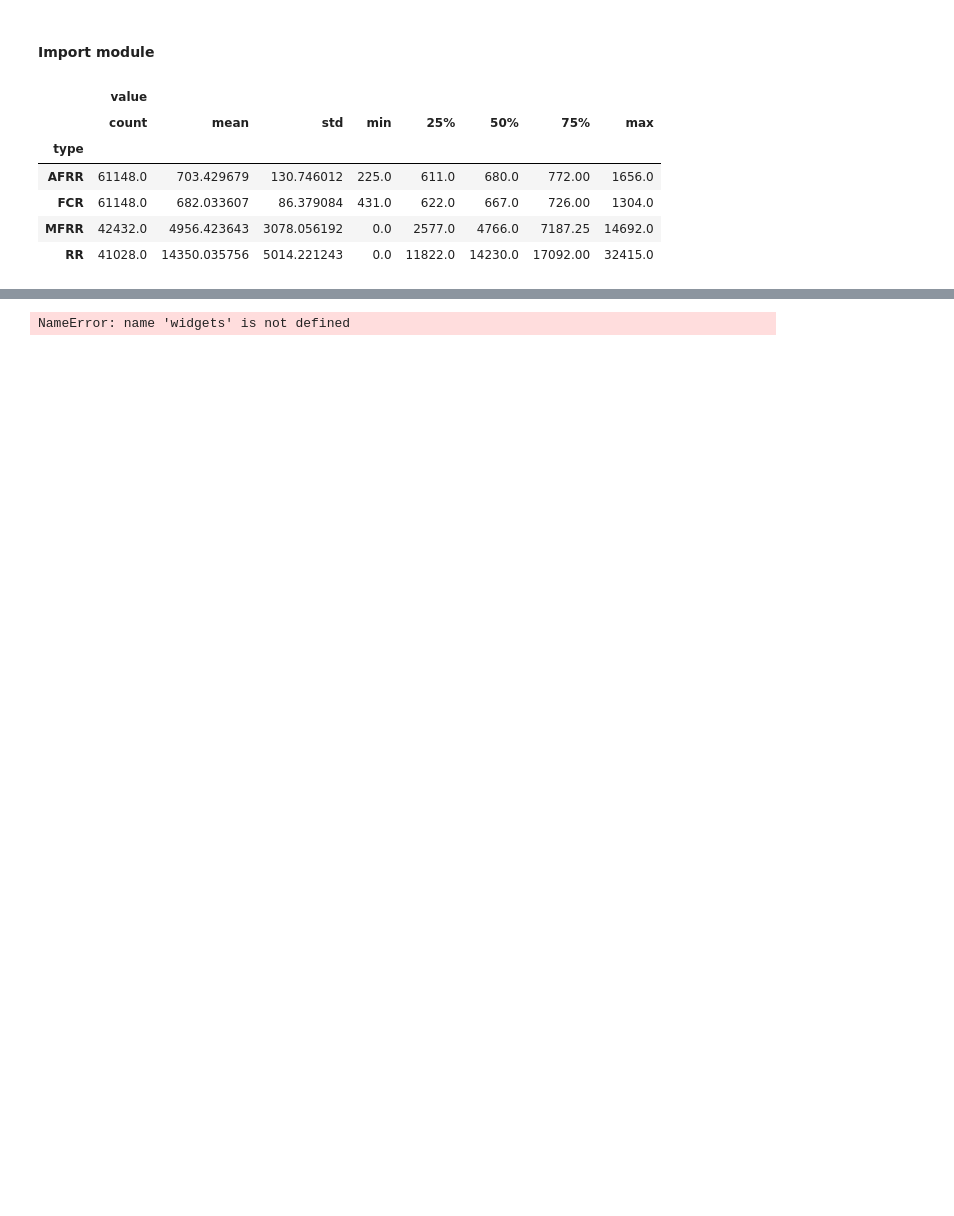
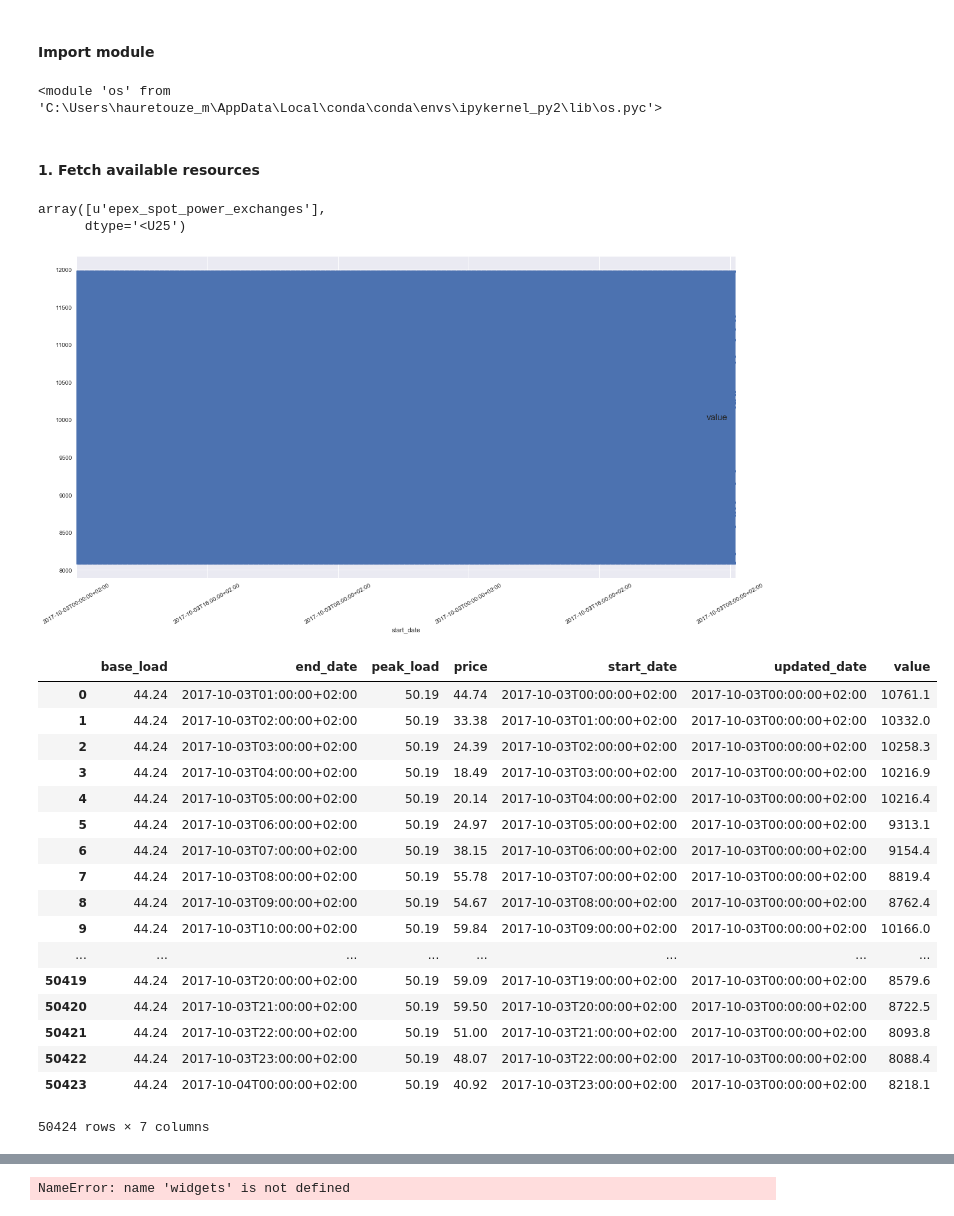
Before and after one commit to mathiaHa/MA-Analysis, a Jupyter notebook: Analysis/Alpiq/CosmosDB_Analysis.ipynb, the cells around one changed output, grey strips where cells are left out. Saved outputs shown, nothing was run; the diff lists cells and outputs as text; code cells hidden in the pictures; blank space fills up the shorter version.

Commit message:
add data rte explications

```diff
--- a/Analysis/Alpiq/CosmosDB_Analysis.ipynb
+++ b/Analysis/Alpiq/CosmosDB_Analysis.ipynb
@@ -24,20 +26,49 @@ HOST = cfg.settings.host
 MASTER_KEY = cfg.settings.master_key
 DATABASE_ID = cfg.settings.database_id
 COLLECTION_ID = cfg.settings.collection_id
+print os
+# %% [output]
+<module 'os' from 'C:\Users\hauretouze_m\AppData\Local\conda\conda\envs\ipykernel_py2\lib\os.pyc'>
+# %% [markdown]
+#### 1. Fetch available resources
+# %%
+res_query = "select c.resourcename from c"
+res_names = st.Reader(DATABASE_ID, COLLECTION_ID, res_query, cfg.settings)
+res_names = np.unique([resource["resourcename"] for resource in res_names])
+res_names
+# %% [output]
+array([u'epex_spot_power_exchanges'],
+      dtype='<U25')
 # %%
-res ="accepted_offers"
+res ="epex_spot_power_exchanges"
 doc_query = "select * from c where c.resourcename = '{0}'".format(res)
 
 docs = st.Reader(DATABASE_ID, COLLECTION_ID, doc_query, cfg.settings)
 # %%
 df = pd.DataFrame([item for doc in docs for item in doc["data"]])
-groups = df.groupby(["type"])
+groups = df.groupby(["base_load"])
 groups.describe()
+groups.plot(x='start_date', y='value', marker='.',figsize=(20,10))
+plt.xticks(rotation=30)
+plt.legend(fontsize=15)
+plt.show()
 # %% [output]
+[figure, added]
-|  | value |  |  |  |  |  |  |  |
-|  | count | mean | std | min | 25% | 50% | 75% | max |
-| type |  |  |  |  |  |  |  |  |
-| AFRR | 61148.0 | 703.429679 | 130.746012 | 225.0 | 611.0 | 680.0 | 772.00 | 1656.0 |
-| FCR | 61148.0 | 682.033607 | 86.379084 | 431.0 | 622.0 | 667.0 | 726.00 | 1304.0 |
-| MFRR | 42432.0 | 4956.423643 | 3078.056192 | 0.0 | 2577.0 | 4766.0 | 7187.25 | 14692.0 |
-| RR | 41028.0 | 14350.035756 | 5014.221243 | 0.0 | 11822.0 | 14230.0 | 17092.00 | 32415.0 |
+|  | base_load | end_date | peak_load | price | start_date | updated_date | value |
+| 0 | 44.24 | 2017-10-03T01:00:00+02:00 | 50.19 | 44.74 | 2017-10-03T00:00:00+02:00 | 2017-10-03T00:00:00+02:00 | 10761.1 |
+| 1 | 44.24 | 2017-10-03T02:00:00+02:00 | 50.19 | 33.38 | 2017-10-03T01:00:00+02:00 | 2017-10-03T00:00:00+02:00 | 10332.0 |
+| 2 | 44.24 | 2017-10-03T03:00:00+02:00 | 50.19 | 24.39 | 2017-10-03T02:00:00+02:00 | 2017-10-03T00:00:00+02:00 | 10258.3 |
+| 3 | 44.24 | 2017-10-03T04:00:00+02:00 | 50.19 | 18.49 | 2017-10-03T03:00:00+02:00 | 2017-10-03T00:00:00+02:00 | 10216.9 |
+| 4 | 44.24 | 2017-10-03T05:00:00+02:00 | 50.19 | 20.14 | 2017-10-03T04:00:00+02:00 | 2017-10-03T00:00:00+02:00 | 10216.4 |
+| 5 | 44.24 | 2017-10-03T06:00:00+02:00 | 50.19 | 24.97 | 2017-10-03T05:00:00+02:00 | 2017-10-03T00:00:00+02:00 | 9313.1 |
+| 6 | 44.24 | 2017-10-03T07:00:00+02:00 | 50.19 | 38.15 | 2017-10-03T06:00:00+02:00 | 2017-10-03T00:00:00+02:00 | 9154.4 |
+| 7 | 44.24 | 2017-10-03T08:00:00+02:00 | 50.19 | 55.78 | 2017-10-03T07:00:00+02:00 | 2017-10-03T00:00:00+02:00 | 8819.4 |
+| 8 | 44.24 | 2017-10-03T09:00:00+02:00 | 50.19 | 54.67 | 2017-10-03T08:00:00+02:00 | 2017-10-03T00:00:00+02:00 | 8762.4 |
+| 9 | 44.24 | 2017-10-03T10:00:00+02:00 | 50.19 | 59.84 | 2017-10-03T09:00:00+02:00 | 2017-10-03T00:00:00+02:00 | 10166.0 |
+| ... | ... | ... | ... | ... | ... | ... | ... |
+| 50419 | 44.24 | 2017-10-03T20:00:00+02:00 | 50.19 | 59.09 | 2017-10-03T19:00:00+02:00 | 2017-10-03T00:00:00+02:00 | 8579.6 |
+| 50420 | 44.24 | 2017-10-03T21:00:00+02:00 | 50.19 | 59.50 | 2017-10-03T20:00:00+02:00 | 2017-10-03T00:00:00+02:00 | 8722.5 |
+| 50421 | 44.24 | 2017-10-03T22:00:00+02:00 | 50.19 | 51.00 | 2017-10-03T21:00:00+02:00 | 2017-10-03T00:00:00+02:00 | 8093.8 |
+| 50422 | 44.24 | 2017-10-03T23:00:00+02:00 | 50.19 | 48.07 | 2017-10-03T22:00:00+02:00 | 2017-10-03T00:00:00+02:00 | 8088.4 |
+| 50423 | 44.24 | 2017-10-04T00:00:00+02:00 | 50.19 | 40.92 | 2017-10-03T23:00:00+02:00 | 2017-10-03T00:00:00+02:00 | 8218.1 |
+50424 rows × 7 columns
```
Also changed, not shown: parts of 2 cells of this notebook, 22 other files.
